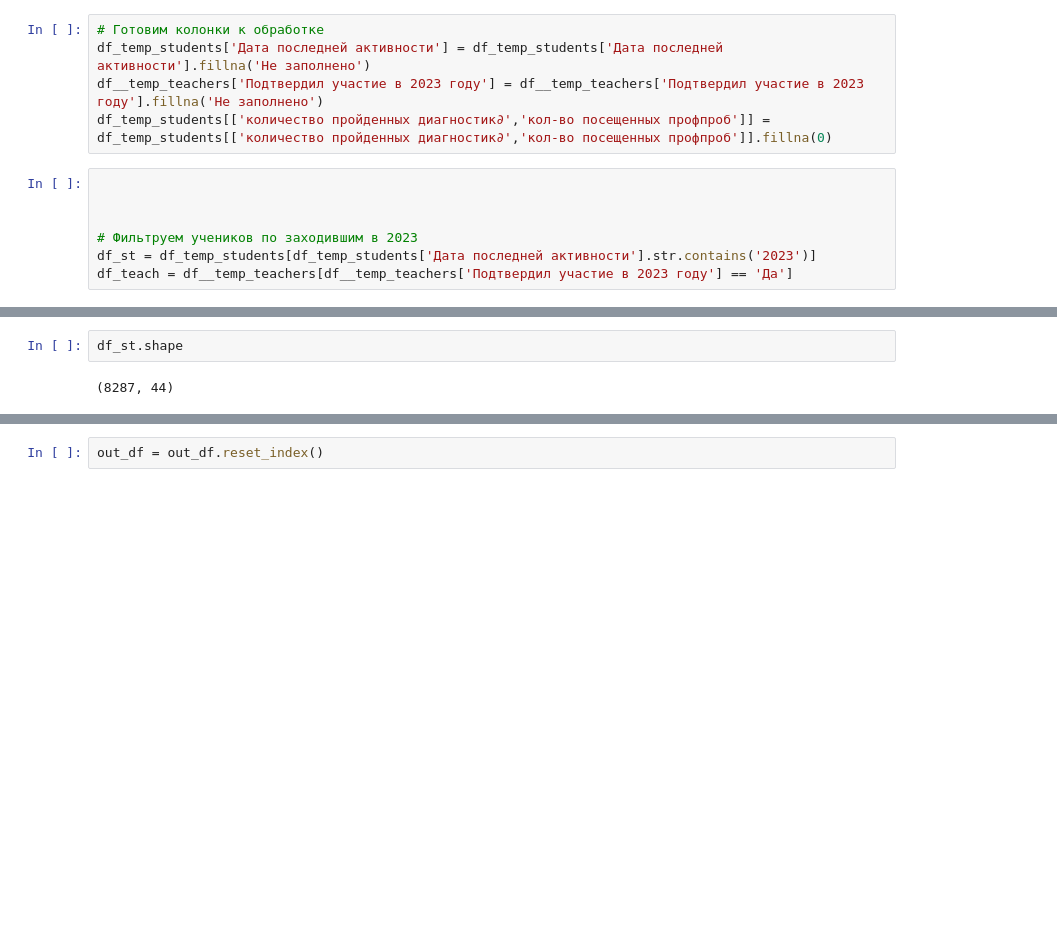
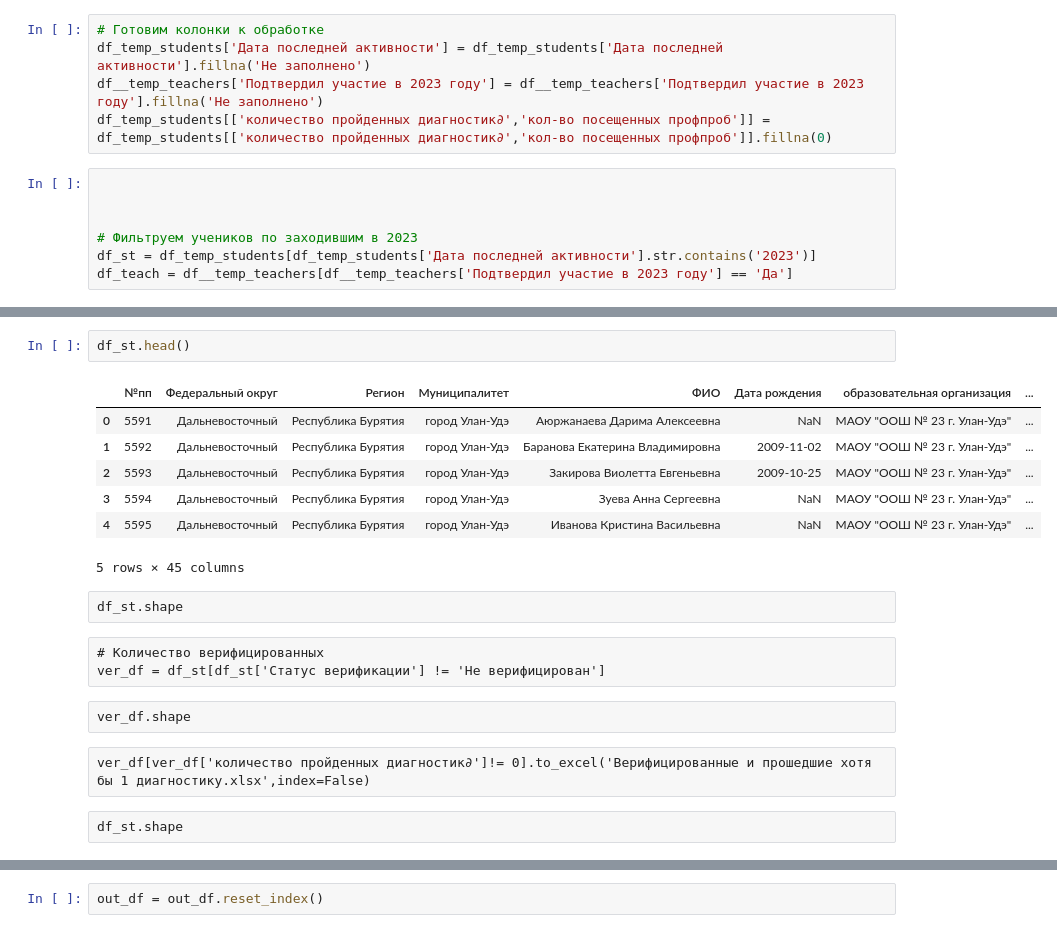
Before and after one commit to t0r1n88/Minerva, a Jupyter notebook: report_year_district.ipynb, the cells around one changed output, grey strips where cells are left out. Saved outputs shown, nothing was run; the diff lists cells and outputs as text; blank space fills up the shorter version.

```diff
--- a/report_year_district.ipynb
+++ b/report_year_district.ipynb
@@ -48,4 +70,21 @@ df_teach = df__temp_teachers[df__temp_teachers['Подтвердил участ
 # %%
-df_st.shape
+df_st.head()
 # %% [output]
+|  | №пп | Федеральный округ | Регион | Муниципалитет | ФИО | Дата рождения | образовательная организация | ... |
+| 0 | 5591 | Дальневосточный | Республика Бурятия | город Улан-Удэ | Аюржанаева Дарима Алексеевна | NaN | МАОУ "ООШ № 23 г. Улан-Удэ" | ... |
+| 1 | 5592 | Дальневосточный | Республика Бурятия | город Улан-Удэ | Баранова Екатерина Владимировна | 2009-11-02 | МАОУ "ООШ № 23 г. Улан-Удэ" | ... |
+| 2 | 5593 | Дальневосточный | Республика Бурятия | город Улан-Удэ | Закирова Виолетта Евгеньевна | 2009-10-25 | МАОУ "ООШ № 23 г. Улан-Удэ" | ... |
+| 3 | 5594 | Дальневосточный | Республика Бурятия | город Улан-Удэ | Зуева Анна Сергеевна | NaN | МАОУ "ООШ № 23 г. Улан-Удэ" | ... |
+| 4 | 5595 | Дальневосточный | Республика Бурятия | город Улан-Удэ | Иванова Кристина Васильевна | NaN | МАОУ "ООШ № 23 г. Улан-Удэ" | ... |
-(8287, 44)
+5 rows × 45 columns
+# %% [raw]
+df_st.shape
+# %% [raw]
+# Количество верифицированных
+ver_df = df_st[df_st['Статус верификации'] != 'Не верифицирован']
+# %% [raw]
+ver_df.shape
+# %% [raw]
+ver_df[ver_df['количество пройденных диагностик∂']!= 0].to_excel('Верифицированные и прошедшие хотя бы 1 диагностику.xlsx',index=False)
+# %% [raw]
+df_st.shape
```
Also changed, not shown: parts of 19 cells of this notebook.
